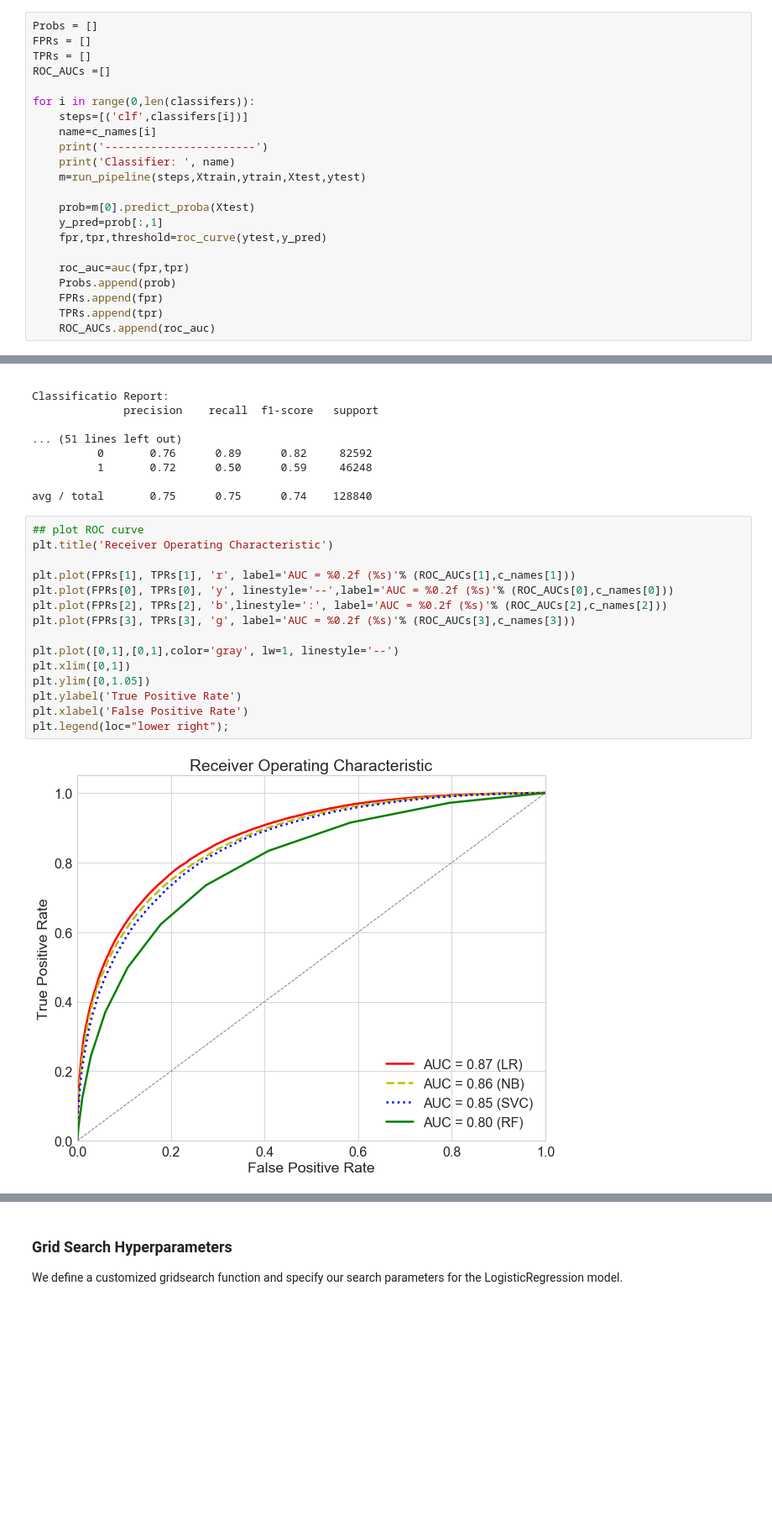
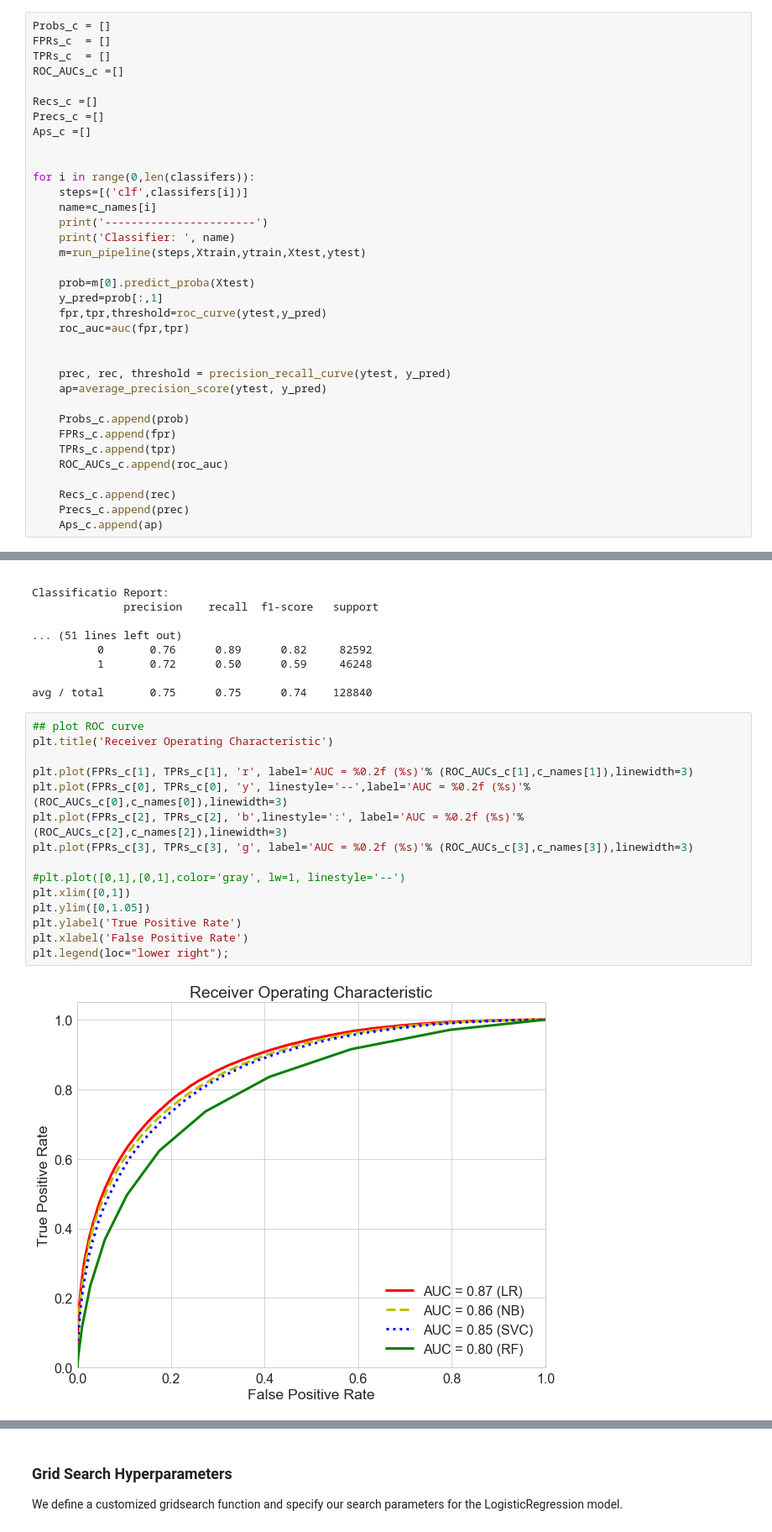
Before and after one commit to phyhouhou/SpringboardProjects, a Jupyter notebook: SecondCapstoneProject/2ndCapstoneProjectFinalReport/SecondCapstoneProject_NLP_ML.ipynb, the cells around one changed output, grey strips where cells are left out. Shown at 84% size. Cells and saved outputs as stored; diff of their text form; blank space fills up the shorter version.

```diff
--- a/SecondCapstoneProject/2ndCapstoneProjectFinalReport/SecondCapstoneProject_NLP_ML.ipynb
+++ b/SecondCapstoneProject/2ndCapstoneProjectFinalReport/SecondCapstoneProject_NLP_ML.ipynb
@@ -1824,8 +2136,13 @@ According to the cross validation result, the logistic regression algorithm perf
 # %%
-Probs = []
-FPRs = []
-TPRs = []
-ROC_AUCs =[]
+Probs_c = []
+FPRs_c  = []
+TPRs_c  = []
+ROC_AUCs_c =[]
+
+Recs_c =[]
+Precs_c =[]
+Aps_c =[]
+
 
 for i in range(0,len(classifers)):
     steps=[('clf',classifers[i])]
@@ -1837,12 +2154,20 @@ for i in range(0,len(classifers)):
     prob=m[0].predict_proba(Xtest)
     y_pred=prob[:,1]
     fpr,tpr,threshold=roc_curve(ytest,y_pred)
+    roc_auc=auc(fpr,tpr)
 
-    roc_auc=auc(fpr,tpr)
-    Probs.append(prob)
-    FPRs.append(fpr)
-    TPRs.append(tpr)
-    ROC_AUCs.append(roc_auc)
+
+    prec, rec, threshold = precision_recall_curve(ytest, y_pred)
+    ap=average_precision_score(ytest, y_pred)
+
+    Probs_c.append(prob)
+    FPRs_c.append(fpr)
+    TPRs_c.append(tpr)
+    ROC_AUCs_c.append(roc_auc)
+
+    Recs_c.append(rec)
+    Precs_c.append(prec)
+    Aps_c.append(ap)
 # %% [output]
 -----------------------
 Classifier:  NB
@@ -1864,17 +2189,17 @@ avg / total       0.75      0.75      0.74    128840
 # %%
 ## plot ROC curve
 plt.title('Receiver Operating Characteristic')
 
-plt.plot(FPRs[1], TPRs[1], 'r', label='AUC = %0.2f (%s)'% (ROC_AUCs[1],c_names[1]))
-plt.plot(FPRs[0], TPRs[0], 'y', linestyle='--',label='AUC = %0.2f (%s)'% (ROC_AUCs[0],c_names[0]))
-plt.plot(FPRs[2], TPRs[2], 'b',linestyle=':', label='AUC = %0.2f (%s)'% (ROC_AUCs[2],c_names[2]))
-plt.plot(FPRs[3], TPRs[3], 'g', label='AUC = %0.2f (%s)'% (ROC_AUCs[3],c_names[3]))
+plt.plot(FPRs_c[1], TPRs_c[1], 'r', label='AUC = %0.2f (%s)'% (ROC_AUCs_c[1],c_names[1]),linewidth=3)
+plt.plot(FPRs_c[0], TPRs_c[0], 'y', linestyle='--',label='AUC = %0.2f (%s)'% (ROC_AUCs_c[0],c_names[0]),linewidth=3)
+plt.plot(FPRs_c[2], TPRs_c[2], 'b',linestyle=':', label='AUC = %0.2f (%s)'% (ROC_AUCs_c[2],c_names[2]),linewidth=3)
+plt.plot(FPRs_c[3], TPRs_c[3], 'g', label='AUC = %0.2f (%s)'% (ROC_AUCs_c[3],c_names[3]),linewidth=3)
 
-plt.plot([0,1],[0,1],color='gray', lw=1, linestyle='--')
+#plt.plot([0,1],[0,1],color='gray', lw=1, linestyle='--')
 plt.xlim([0,1])
 plt.ylim([0,1.05])
 plt.ylabel('True Positive Rate')
 plt.xlabel('False Positive Rate')
 plt.legend(loc="lower right");
 # %% [output]
-[figure, old version]
+[figure, new version]
```
Also changed, not shown: parts of 66 cells of this notebook, 3 other files.
